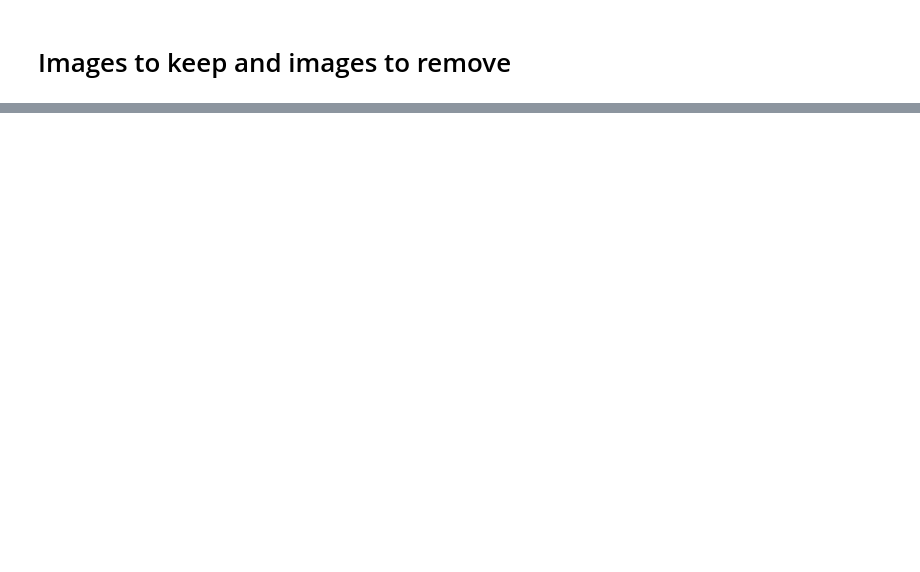
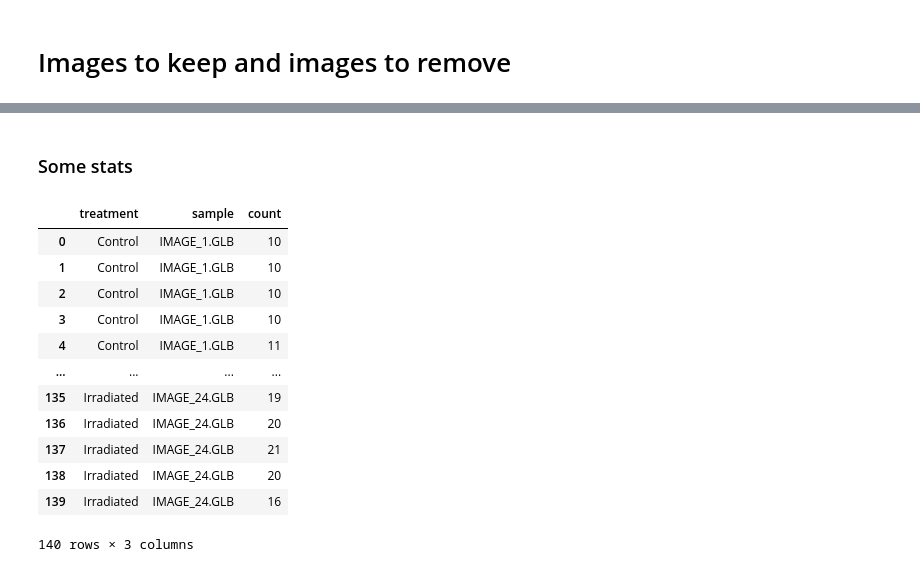
Before and after one commit to AntoineHo/genome_evolution_bdelloids_scripts, a Jupyter notebook: 15_Chromosomes_Countings.ipynb, the cells around one changed output, grey strips where cells are left out. Cells and saved outputs as stored; diff of their text form; code cells hidden in the pictures; blank space fills up the shorter version.

```diff
--- a/15_Chromosomes_Countings.ipynb
+++ b/15_Chromosomes_Countings.ipynb
@@ -407,10 +183,6 @@ Timothy Jadot 12 14
 # Images to keep and images to remove
 # %%
 images_to_remove = [
-    "IMAGE_8.GLB", # Mitosis
-    "IMAGE_9.GLB", # too high variance in counts
-    "IMAGE_6.GLB", # too high variance in counts
-    "IMAGE_4.GLB", # removed file
     "IMAGE_7.GLB", # removed file
     "IMAGE_13.GLB", # removed file
     "IMAGE_14.GLB", # removed file
@@ -420,7 +192,7 @@ images_to_remove = [
 # IMAGE 25 = IMAGE 26
 # IMAGE 2 = IMAGE 27
 ctl = [
-    "IMAGE_1.GLB", "IMAGE_2.GLB", "IMAGE_27.GLB", "IMAGE_3.GLB", "IMAGE_5.GLB", "IMAGE_25.GLB", "IMAGE_26.GLB"
+    "IMAGE_1.GLB", "IMAGE_2.GLB", "IMAGE_3.GLB", "IMAGE_5.GLB", "IMAGE_6.GLB", "IMAGE_9.GLB", "IMAGE_25.GLB"
 ]
 ird = [
     "IMAGE_10.GLB", "IMAGE_11.GLB", "IMAGE_12.GLB", "IMAGE_15.GLB", "IMAGE_16.GLB", "IMAGE_17.GLB",
@@ -673,0 +365,37 @@ plt.show()
+# %% [markdown]
+### Some stats
+# %%
+dc = {
+    'treatment':[],
+    'sample':[],
+    'count':[]
+}
+
+for image, counts in ctl_cnts.items():
+    for reported_number in counts:
+        dc['treatment'].append('Control')
+        dc['sample'].append(image)
+        dc['count'].append(reported_number)
+
+for image, counts in ird_cnts.items():
+    for reported_number in counts:
+        dc['treatment'].append('Irradiated')
+        dc['sample'].append(image)
+        dc['count'].append(reported_number)
+
+df = pd.DataFrame(dc)
+df
+# %% [output]
+|  | treatment | sample | count |
+| 0 | Control | IMAGE_1.GLB | 10 |
+| 1 | Control | IMAGE_1.GLB | 10 |
+| 2 | Control | IMAGE_1.GLB | 10 |
+| 3 | Control | IMAGE_1.GLB | 10 |
+| 4 | Control | IMAGE_1.GLB | 11 |
+| ... | ... | ... | ... |
+| 135 | Irradiated | IMAGE_24.GLB | 19 |
+| 136 | Irradiated | IMAGE_24.GLB | 20 |
+| 137 | Irradiated | IMAGE_24.GLB | 21 |
+| 138 | Irradiated | IMAGE_24.GLB | 20 |
+| 139 | Irradiated | IMAGE_24.GLB | 16 |
+140 rows × 3 columns
```
Also changed, not shown: parts of 19 cells of this notebook, 4 other files.
